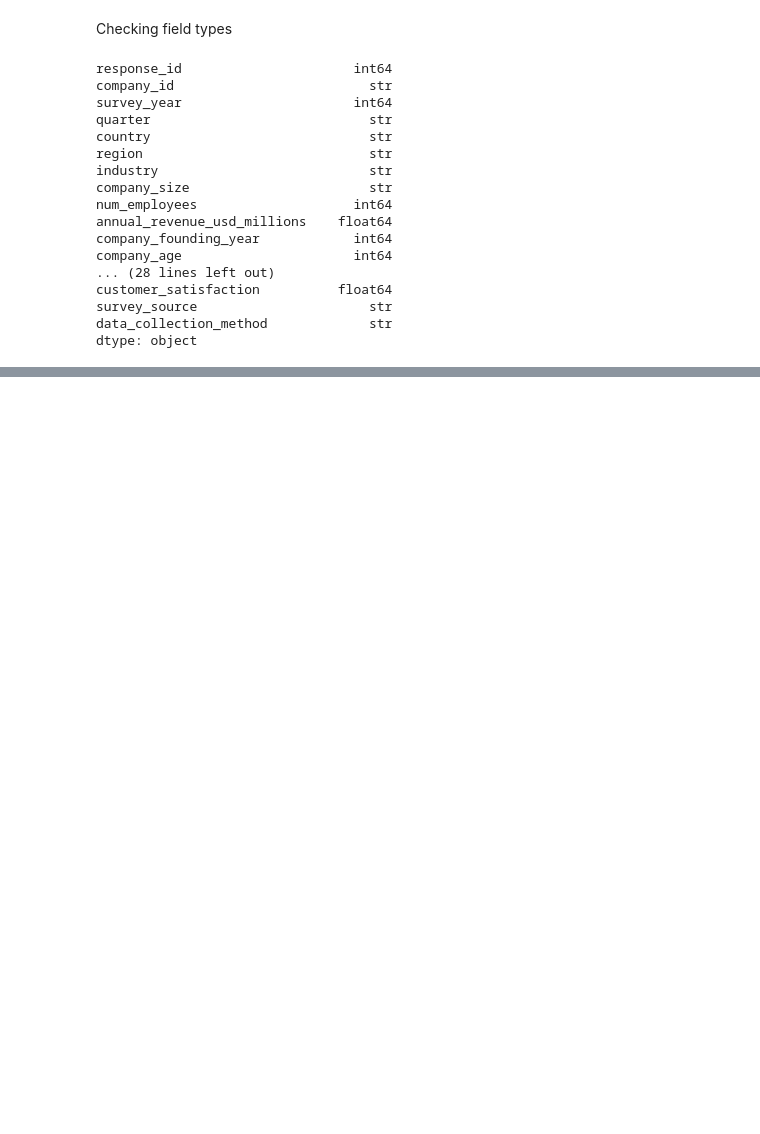
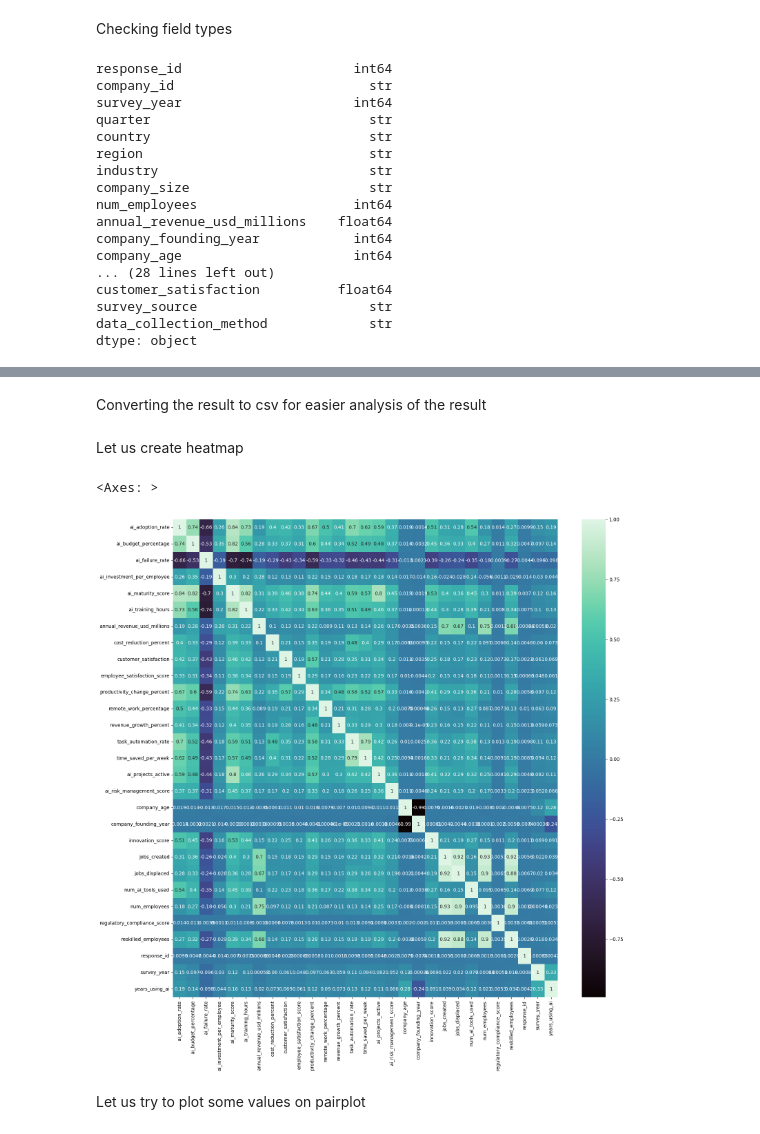
Before and after one commit to HemDesh/Data_Analysis_on_AI_Adoption_and_Workforce_Impact, a Jupyter notebook: notebooks/main.ipynb, the cells around one changed output, grey strips where cells are left out. Saved outputs shown, nothing was run; the diff lists cells and outputs as text; code cells hidden in the pictures; blank space fills up the shorter version.

Commit message:
Updating project for Module 2 Week 2 2026-04-20

```diff
--- a/notebooks/main.ipynb
+++ b/notebooks/main.ipynb
@@ -178,0 +312,33 @@ import matplotlib.pyplot as plt
+# %%
+df_corr=df[[
+    'ai_adoption_rate',
+    'ai_budget_percentage',
+    'ai_failure_rate',
+    'ai_investment_per_employee',
+    'ai_maturity_score',
+    'ai_training_hours',
+    'annual_revenue_usd_millions',
+    'cost_reduction_percent',
+    'customer_satisfaction',
+    'employee_satisfaction_score',
+    'productivity_change_percent',
+    'remote_work_percentage',
+    'revenue_growth_percent',
+    'task_automation_rate',
+    'time_saved_per_week',
+    'ai_projects_active',
+    'ai_risk_management_score',
+    'company_age',
+    'company_founding_year',
+    'innovation_score',
+    'jobs_created',
+    'jobs_displaced',
+    'num_ai_tools_used',
+    'num_employees',
+    'regulatory_compliance_score',
+    'reskilled_employees',
+    'response_id',
+    'survey_year',
+    'years_using_ai',
+]].corr()
+df_corr
@@ -178,0 +364,2 @@ import matplotlib.pyplot as plt
+# %% [markdown]
+Converting the result to csv for easier analysis of the result
@@ -178,0 +368,8 @@ import matplotlib.pyplot as plt
+# %% [markdown]
+Let us create heatmap
+# %%
+fig, ax = plt.subplots(figsize=(18,18))
+sns.heatmap(df_corr, annot=True, cmap='mako')
+# %% [output]
+<Axes: >
+[figure, added]
@@ -178,0 +385,2 @@ import matplotlib.pyplot as plt
+# %% [markdown]
+Let us try to plot some values on pairplot
```
Also changed, not shown: parts of 55 cells of this notebook, 10 other files.
